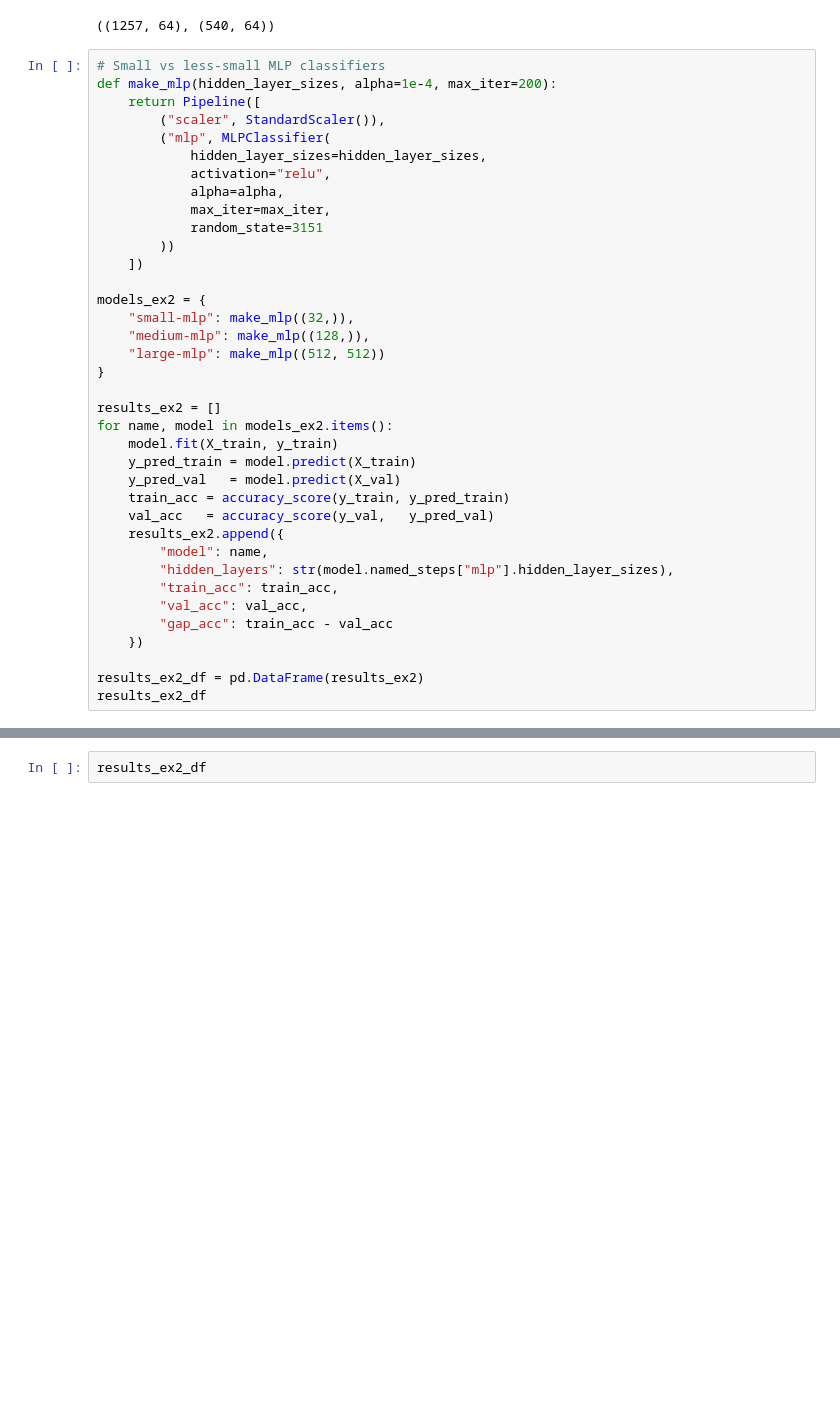
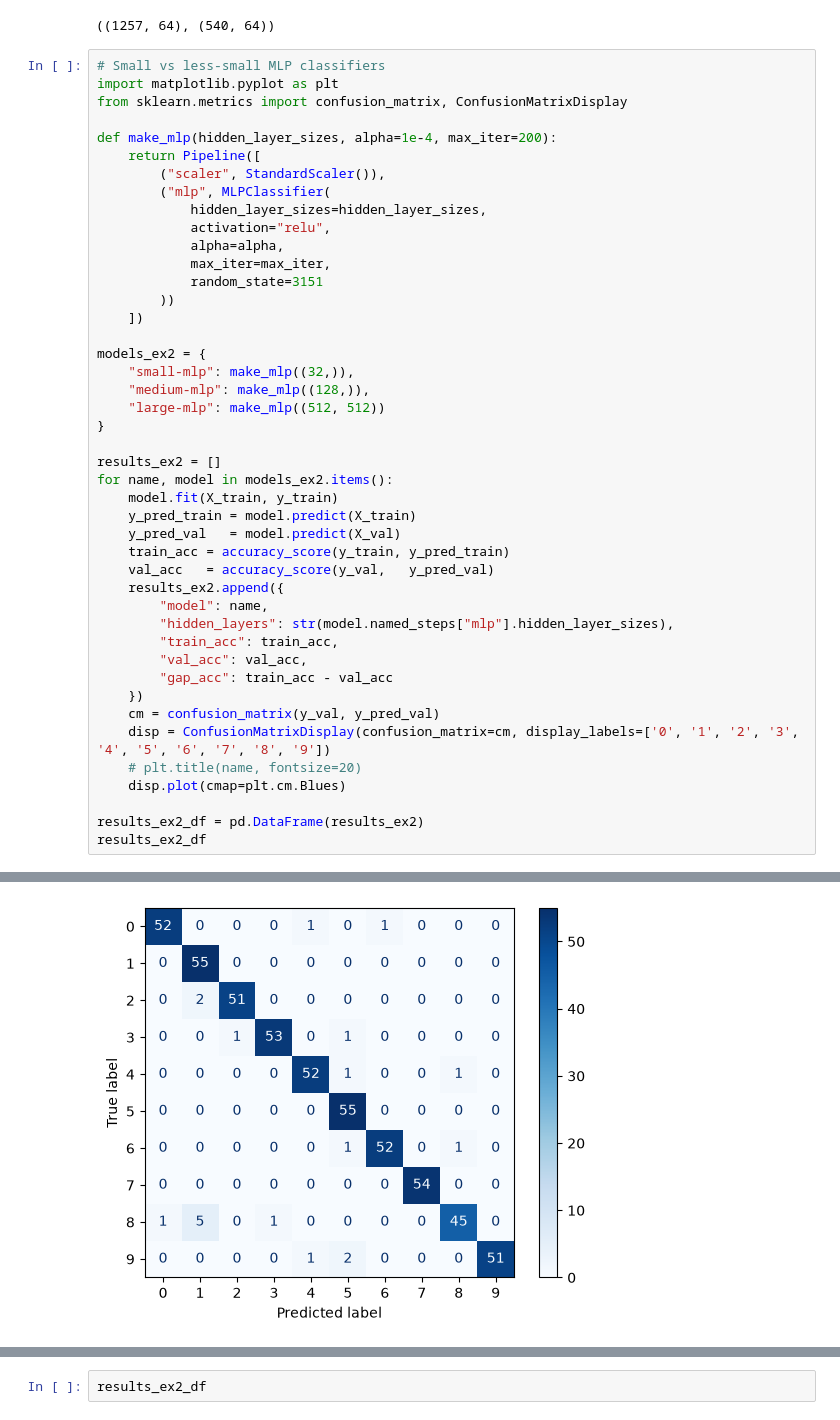
Before and after one commit to YanruiWang/CSCI3151_note, a Jupyter notebook: m37_slide.ipynb, the cells around one changed output, grey strips where cells are left out. Saved outputs shown, nothing was run; the diff lists cells and outputs as text; blank space fills up the shorter version.

```diff
--- a/m37_slide.ipynb
+++ b/m37_slide.ipynb
@@ -256,6 +256,9 @@ X_train.shape, X_val.shape
 ((1257, 64), (540, 64))
 # %%
 # Small vs less-small MLP classifiers
+import matplotlib.pyplot as plt
+from sklearn.metrics import confusion_matrix, ConfusionMatrixDisplay
+
 def make_mlp(hidden_layer_sizes, alpha=1e-4, max_iter=200):
     return Pipeline([
         ("scaler", StandardScaler()),
@@ -269,30 +272,35 @@ def make_mlp(hidden_layer_sizes, alpha=1e-4, max_iter=200):
     ])
 
 models_ex2 = {
     "small-mlp": make_mlp((32,)),
     "medium-mlp": make_mlp((128,)),
     "large-mlp": make_mlp((512, 512))
 }
 
 results_ex2 = []
 for name, model in models_ex2.items():
     model.fit(X_train, y_train)
     y_pred_train = model.predict(X_train)
     y_pred_val   = model.predict(X_val)
     train_acc = accuracy_score(y_train, y_pred_train)
     val_acc   = accuracy_score(y_val,   y_pred_val)
     results_ex2.append({
         "model": name,
         "hidden_layers": str(model.named_steps["mlp"].hidden_layer_sizes),
         "train_acc": train_acc,
         "val_acc": val_acc,
         "gap_acc": train_acc - val_acc
     })
+    cm = confusion_matrix(y_val, y_pred_val)
+    disp = ConfusionMatrixDisplay(confusion_matrix=cm, display_labels=['0', '1', '2', '3', '4', '5', '6', '7', '8', '9'])
+    # plt.title(name, fontsize=20)
+    disp.plot(cmap=plt.cm.Blues)
 
 results_ex2_df = pd.DataFrame(results_ex2)
 results_ex2_df
 # %% [output]
 |  | model | hidden_layers | train_acc | val_acc | gap_acc |
 | 0 | small-mlp | (32,) | 1.0 | 0.962963 | 0.037037 |
 | 1 | medium-mlp | (128,) | 1.0 | 0.972222 | 0.027778 |
 | 2 | large-mlp | (512, 512) | 1.0 | 0.975926 | 0.024074 |
+[figure, added]
```
Also changed, not shown: parts of 5 cells of this notebook.
